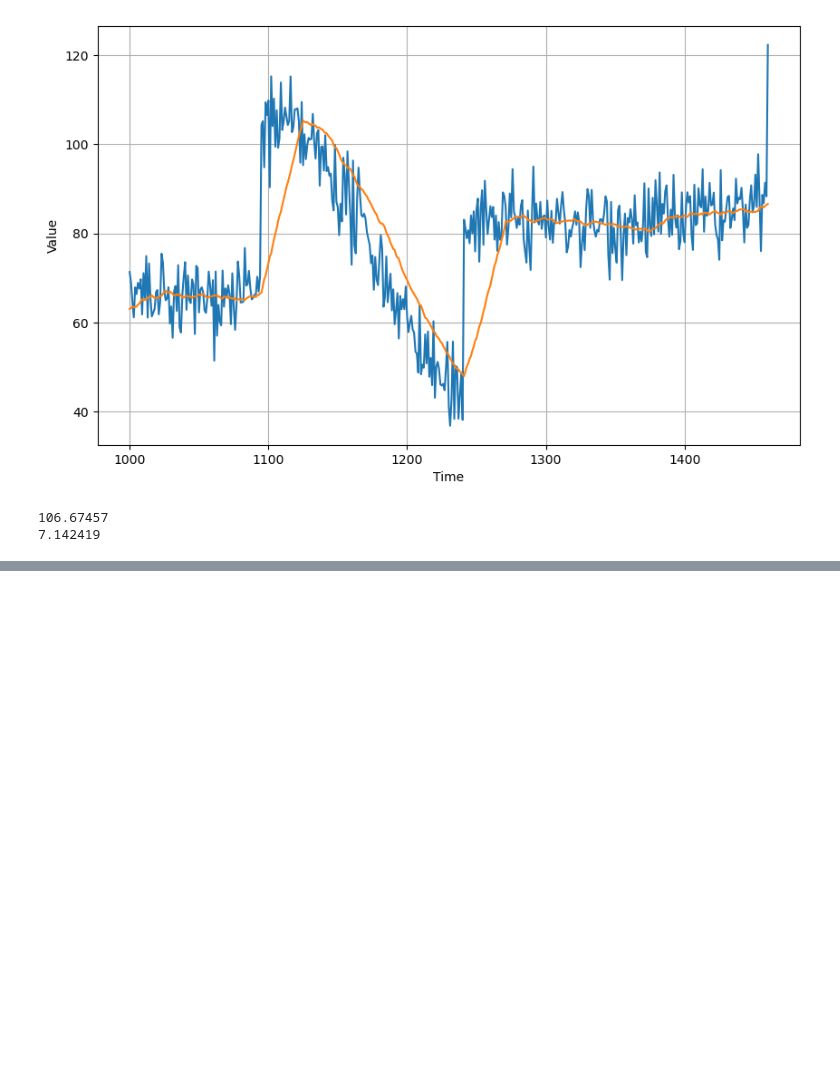
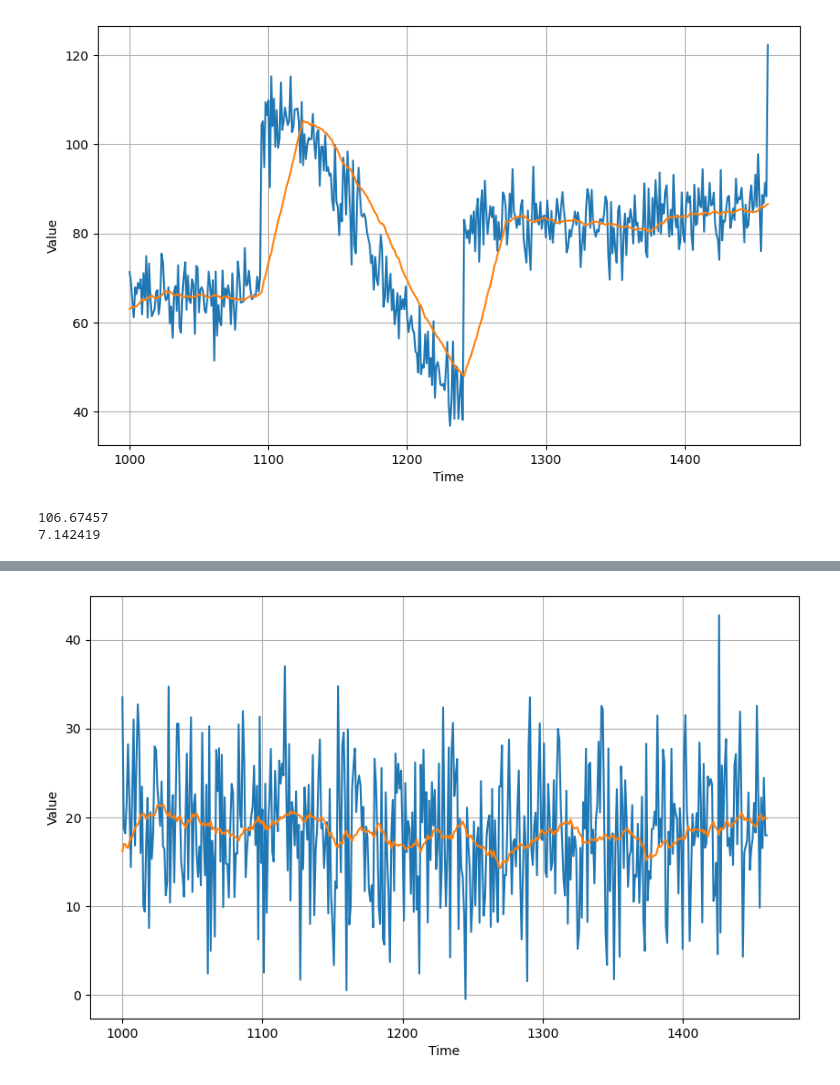
Before and after one commit to karamalhanatleh/DeepLearning.AI-TensorFlow-Developer-Professional, a Jupyter notebook: Sequences, Time Series and Prediction/Week1/Statistical Forecasting on Synthetic Data.ipynb, the cells around one changed output, grey strips where cells are left out. Saved outputs shown, nothing was run; the diff lists cells and outputs as text; code cells hidden in the pictures; blank space fills up the shorter version.

```diff
--- a/Sequences, Time Series and Prediction/Week1/Statistical Forecasting on Synthetic Data.ipynb
+++ b/Sequences, Time Series and Prediction/Week1/Statistical Forecasting on Synthetic Data.ipynb
@@ -152,0 +172,14 @@ print(tf.keras.metrics.mean_absolute_error(x_valid, moving_avg).numpy())
+# %%
+# Generate moving average from the time differenced dataset
+diff_moving_avg = moving_average_forecast(diff_series, 30)
+
+# Slice the prediction points that corresponds to the validation set time steps
+diff_moving_avg = diff_moving_avg[split_time - 365 - 30:]
+
+# Slice the ground truth points that corresponds to the validation set time steps
+diff_series = diff_series[split_time - 365:]
+
+# Plot the results
+plot_series(time_valid, (diff_series, diff_moving_avg))
+# %% [output]
+[figure, added]
```
Also changed, not shown: parts of 3 cells of this notebook, 4 other files.
